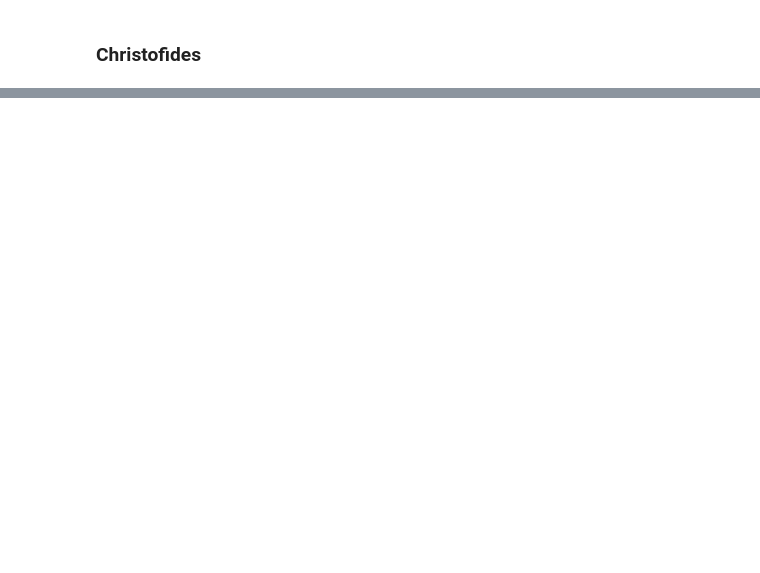
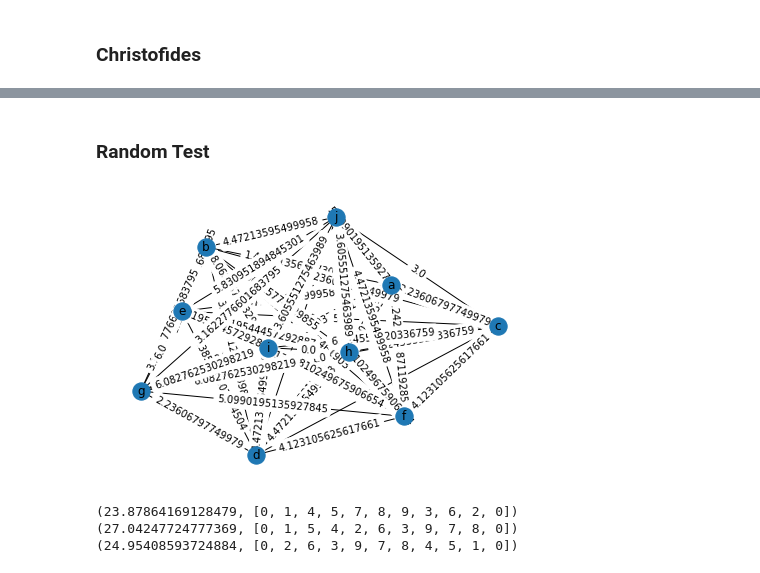
Before and after one commit to GabrielTeixeiraC/Traveling-Salesman-Problem, a Jupyter notebook: travelingSalesmanProblem.ipynb, the cells around one changed output, grey strips where cells are left out. Cells and saved outputs as stored; diff of their text form; code cells hidden in the pictures; blank space fills up the shorter version.

Commit message:
feat: formatting and tests

```diff
--- a/travelingSalesmanProblem.ipynb
+++ b/travelingSalesmanProblem.ipynb
@@ -222,0 +224,15 @@ christofidesTSP(G2)
+# %% [markdown]
+### Random Test
+# %%
+euclideanGraph = generateInstance(10, euclideanDistance)
+
+drawGraph(euclideanGraph)
+
+print(branchAndBoundTSP(euclideanGraph))
+print(twiceAroundTheTreeTSP(euclideanGraph))
+print(christofidesTSP(euclideanGraph))
+# %% [output]
+[figure, added]
+(23.87864169128479, [0, 1, 4, 5, 7, 8, 9, 3, 6, 2, 0])
+(27.04247724777369, [0, 1, 5, 4, 2, 6, 3, 9, 7, 8, 0])
+(24.95408593724884, [0, 2, 6, 3, 9, 7, 8, 4, 5, 1, 0])
```
Also changed, not shown: parts of 15 cells of this notebook.
